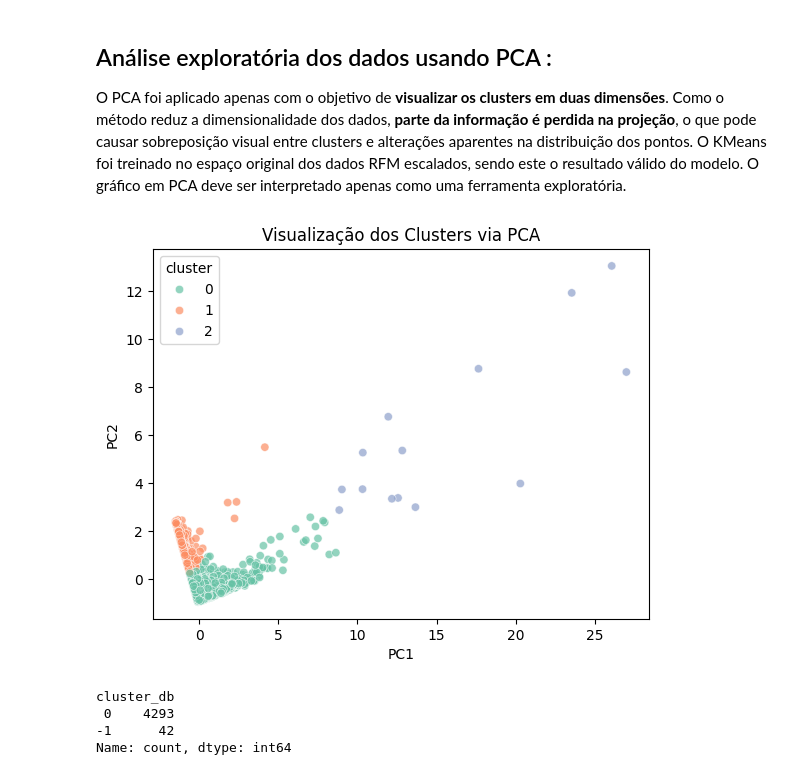
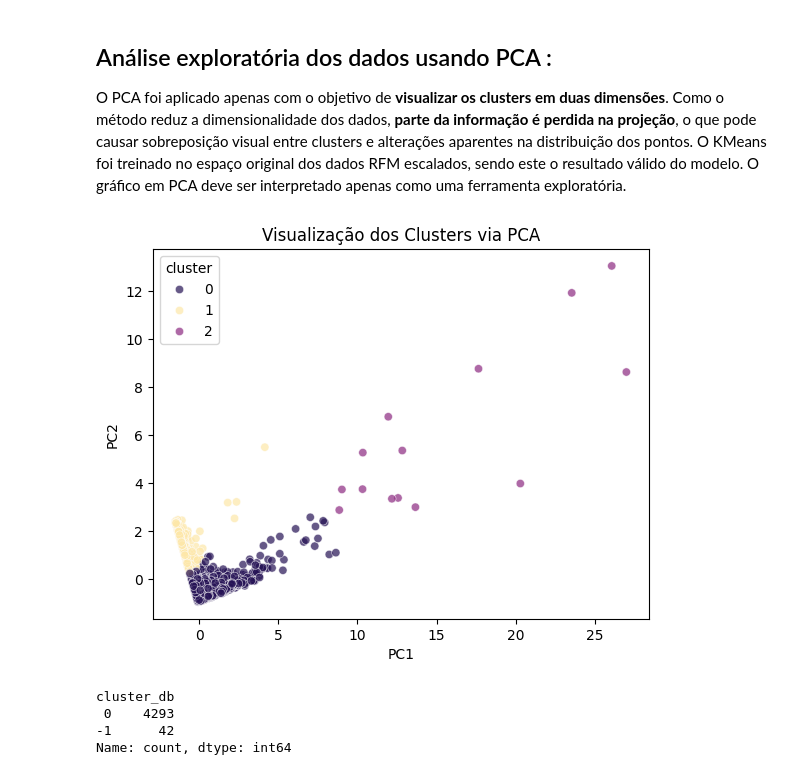
Before and after one commit to LucasDS9/customer-segmentation-rfm, a Jupyter notebook: notebook/05_Clustering.ipynb, the cells around one changed output. Cells and saved outputs as stored; diff of their text form; code cells hidden in the pictures.

```diff
--- a/notebook/05_Clustering.ipynb
+++ b/notebook/05_Clustering.ipynb
@@ -76,20 +116,32 @@ O PCA foi aplicado apenas com o objetivo de **visualizar os clusters em duas dim
 Como o método reduz a dimensionalidade dos dados, **parte da informação é perdida na projeção**, o que pode causar sobreposição visual entre clusters e alterações aparentes na distribuição dos pontos.
 O KMeans foi treinado no espaço original dos dados RFM escalados, sendo este o resultado válido do modelo. O gráfico em PCA deve ser interpretado apenas como uma ferramenta exploratória.
 # %%
+import matplotlib.pyplot as plt
+import seaborn as sns
+
 rfm_pca['cluster'] = rfm['cluster']
+
+cmap = plt.cm.magma
+
+palette = {
+    2: cmap(0.4),
+    0: cmap(0.15),
+    1: cmap(0.95)
+}
 
 sns.scatterplot(
     data=rfm_pca,
     x='PC1',
     y='PC2',
     hue='cluster',
-    palette='Set2',
+    palette=palette,
     alpha=0.7
 )
+
 plt.title('Visualização dos Clusters via PCA')
 plt.show()
 # %% [output]
-[figure, old version]
+[figure, new version]
 # %%
 from sklearn.cluster import DBSCAN
 
```
Also changed, not shown: parts of 16 cells of this notebook, 2 other files.
